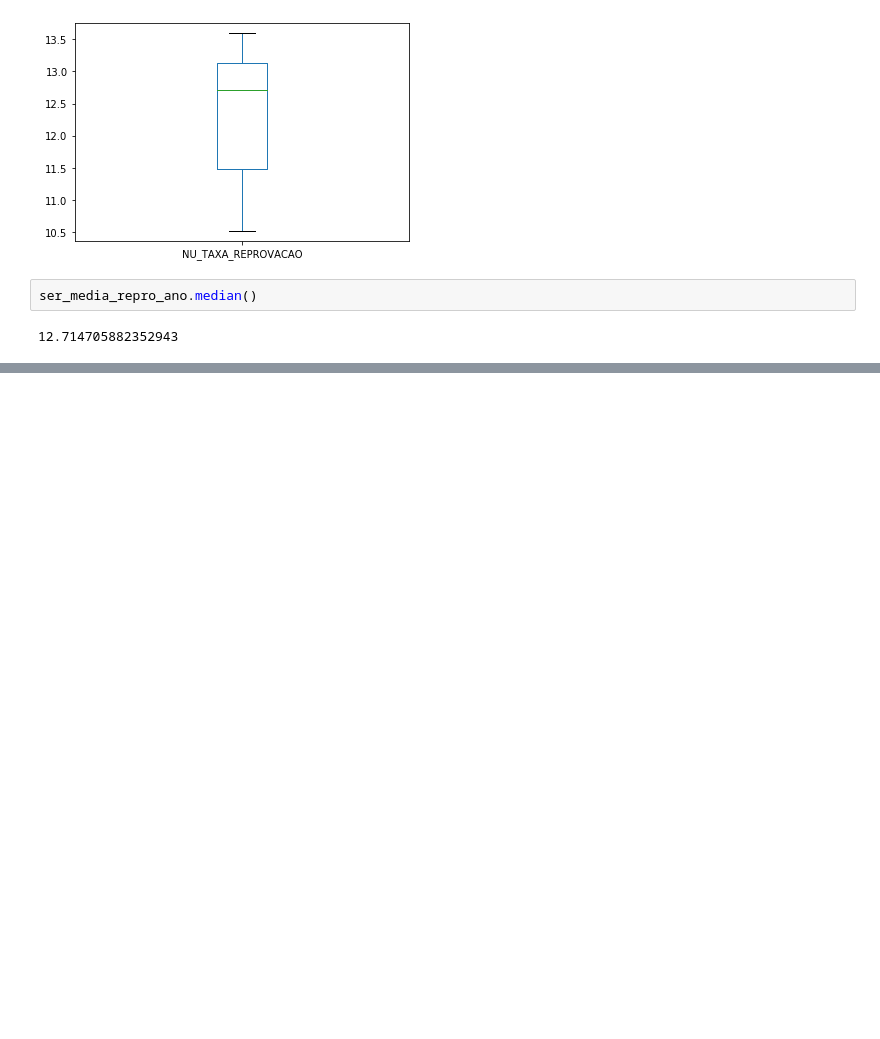
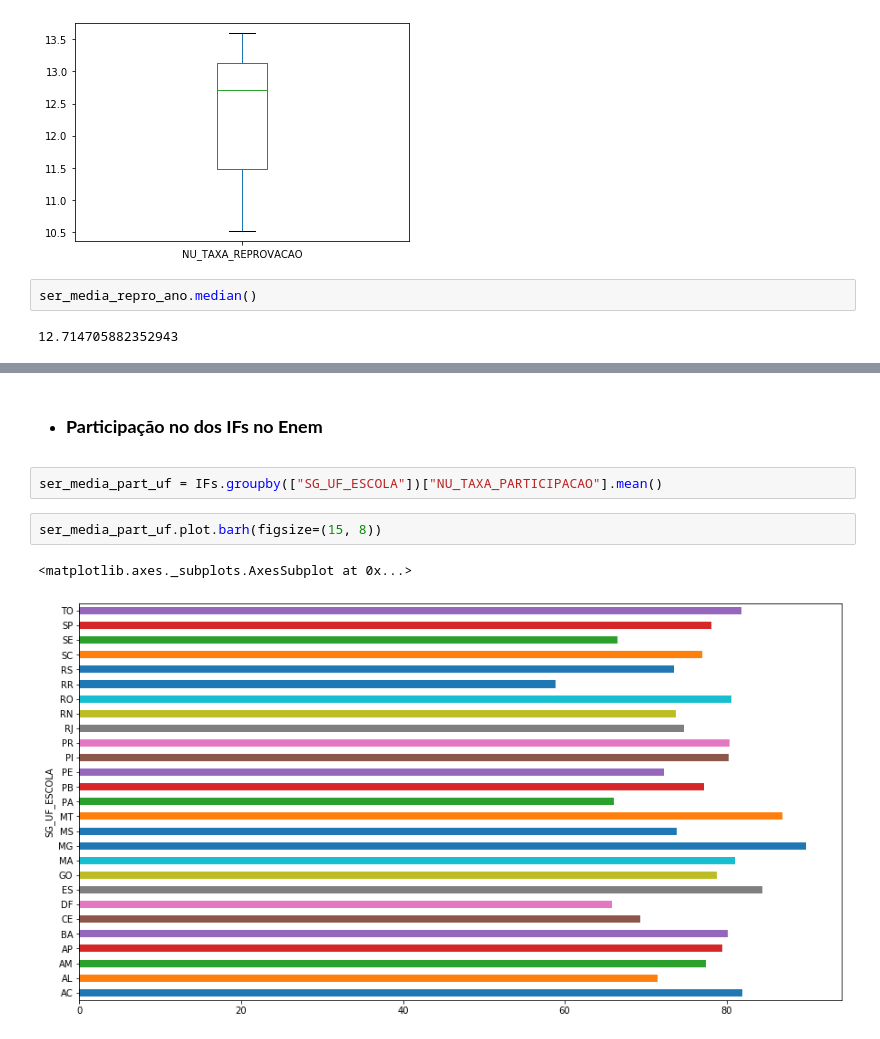
Before and after one commit to jhonatan2104/Project_Statistic_Enem, a Jupyter notebook: src/Análise estatística - Parte 1.ipynb, the cells around one changed output, grey strips where cells are left out. Cells and saved outputs as stored; diff of their text form; blank space fills up the shorter version.

```diff
--- a/src/Análise estatística - Parte 1.ipynb
+++ b/src/Análise estatística - Parte 1.ipynb
@@ -119,0 +179,9 @@ ser_media_repro_ano.median()
+# %% [markdown]
+- ### **Participação no dos IFs no Enem**
+# %%
+ser_media_part_uf = IFs.groupby(["SG_UF_ESCOLA"])["NU_TAXA_PARTICIPACAO"].mean()
+# %%
+ser_media_part_uf.plot.barh(figsize=(15, 8))
+# %% [output]
+<matplotlib.axes._subplots.AxesSubplot at 0x...>
+[figure, added]
```
Also changed, not shown: parts of 33 cells of this notebook.
